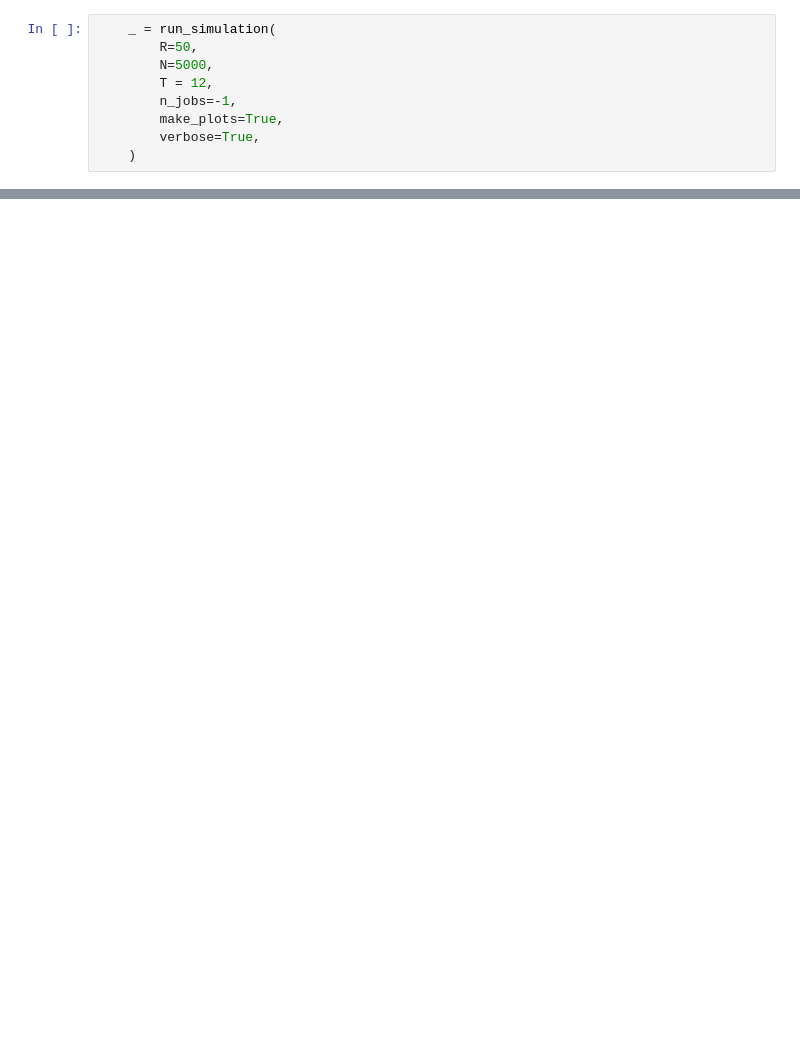
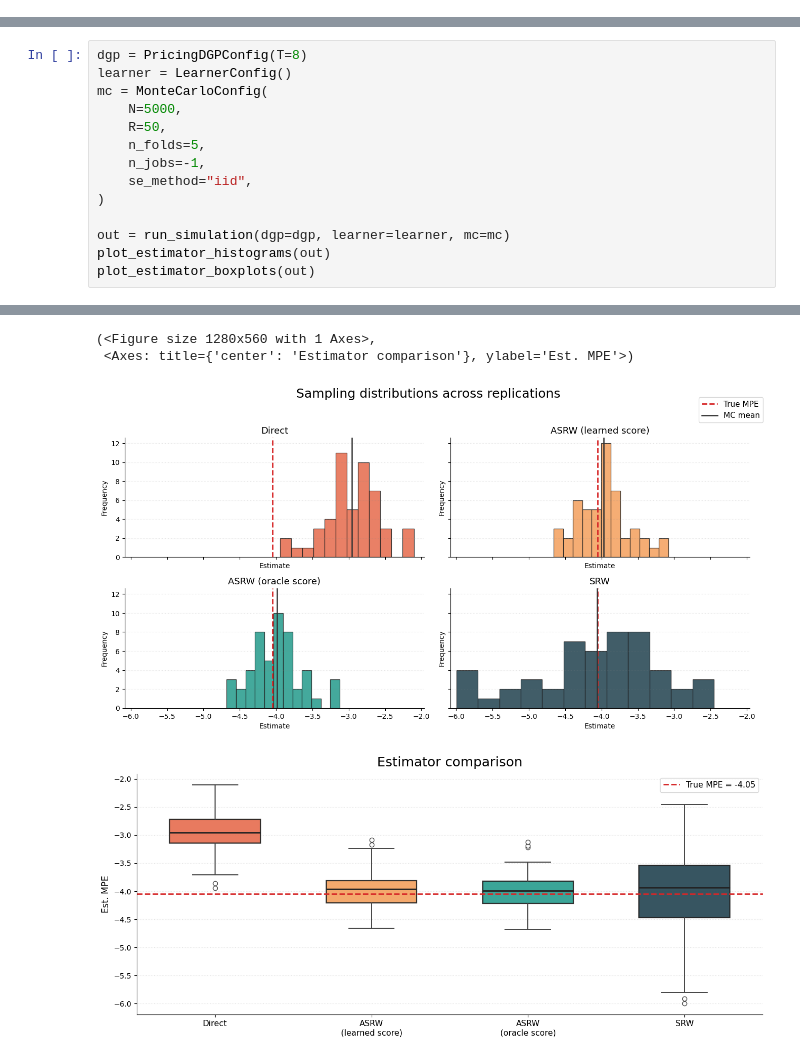
Before and after one commit to IanLai0924/dynamic_MPE, a Jupyter notebook: simulator.ipynb, the cells around one changed output, grey strips where cells are left out. Saved outputs shown, nothing was run; the diff lists cells and outputs as text; blank space fills up the shorter version.

```diff
--- a/simulator.ipynb
+++ b/simulator.ipynb
@@ -1575,9 +0,0 @@ def visualize_policy_perturbation(
-# %%
-    _ = run_simulation(
-        R=50,
-        N=5000,
-        T = 12,
-        n_jobs=-1,
-        make_plots=True,
-        verbose=True,
-    )
@@ -1600,0 +1416,15 @@ SRW                  -5.4297   -0.0542    1.0620   0.960    1.1960
+# %%
+dgp = PricingDGPConfig(T=8)
+learner = LearnerConfig()
+mc = MonteCarloConfig(
+    N=5000,
+    R=50,
+    n_folds=5,
+    n_jobs=-1,
+    se_method="iid",
+)
+
+out = run_simulation(dgp=dgp, learner=learner, mc=mc)
+plot_estimator_histograms(out)
+plot_estimator_boxplots(out)
+# %% [output]
@@ -1600,0 +1445,4 @@ SRW                  -5.4297   -0.0542    1.0620   0.960    1.1960
+(<Figure size 1280x560 with 1 Axes>,
+ <Axes: title={'center': 'Estimator comparison'}, ylabel='Est. MPE'>)
+[figure, added]
+[figure, added]
```
Also changed, not shown: parts of 4 cells of this notebook, 4 other files.
